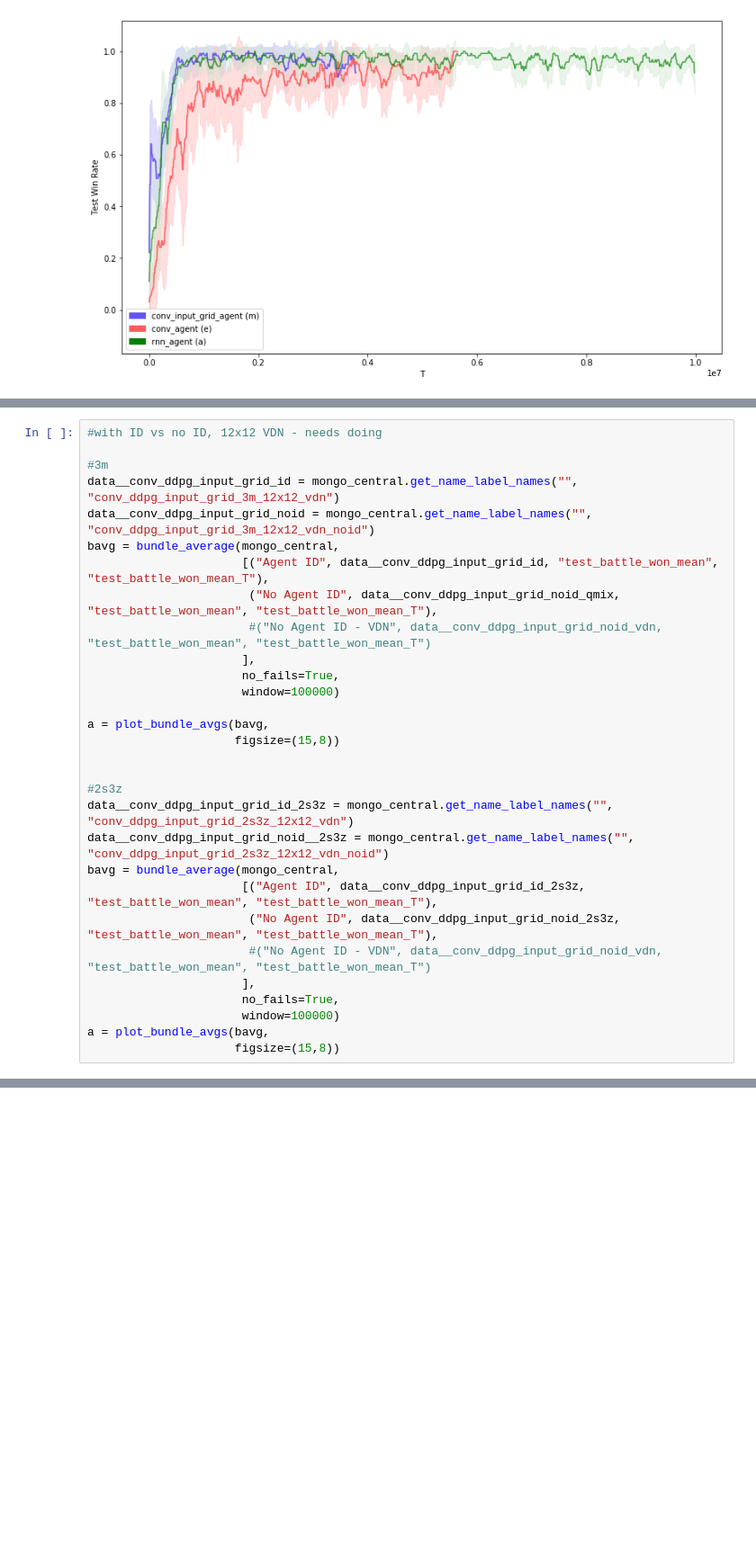
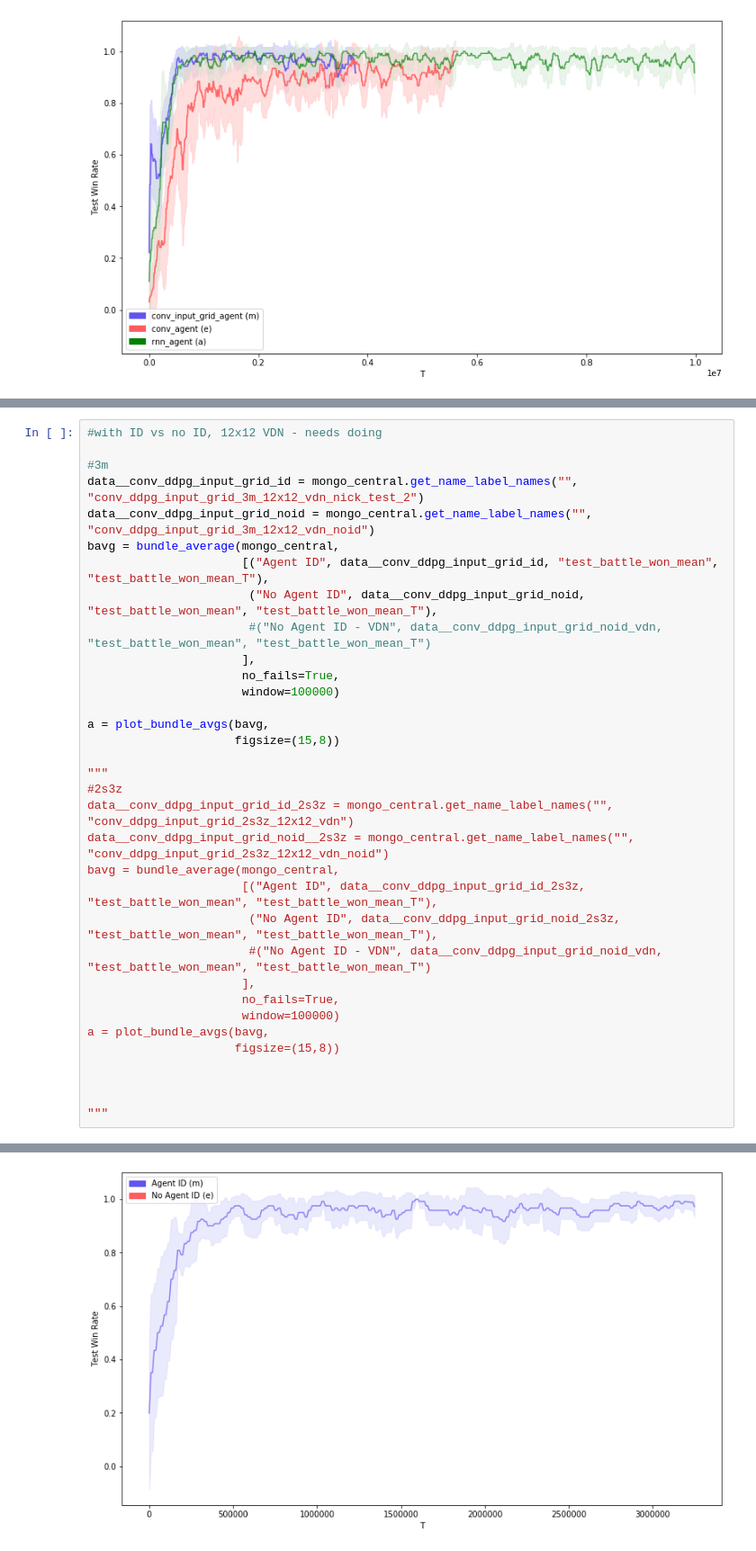
Before and after one commit to nicholasburden/pymarl, a Jupyter notebook: analysis/analysis2.ipynb, the cells around one changed output, grey strips where cells are left out. Shown at 90% size. Drawn from its saved outputs; the diff is of its cells as text; blank space fills up the shorter version.

```diff
--- a/analysis/analysis2.ipynb
+++ b/analysis/analysis2.ipynb
@@ -202,11 +202,11 @@ Property str not available: test_battle_won_mean not in results for run {'name':
 #with ID vs no ID, 12x12 VDN - needs doing
 
 #3m
-data__conv_ddpg_input_grid_id = mongo_central.get_name_label_names("", "conv_ddpg_input_grid_3m_12x12_vdn")
+data__conv_ddpg_input_grid_id = mongo_central.get_name_label_names("", "conv_ddpg_input_grid_3m_12x12_vdn_nick_test_2")
 data__conv_ddpg_input_grid_noid = mongo_central.get_name_label_names("", "conv_ddpg_input_grid_3m_12x12_vdn_noid")
 bavg = bundle_average(mongo_central,
                       [("Agent ID", data__conv_ddpg_input_grid_id, "test_battle_won_mean", "test_battle_won_mean_T"),
-                       ("No Agent ID", data__conv_ddpg_input_grid_noid_qmix, "test_battle_won_mean", "test_battle_won_mean_T"),
+                       ("No Agent ID", data__conv_ddpg_input_grid_noid, "test_battle_won_mean", "test_battle_won_mean_T"),
                        #("No Agent ID - VDN", data__conv_ddpg_input_grid_noid_vdn, "test_battle_won_mean", "test_battle_won_mean_T")
                       ],
                       no_fails=True,
@@ -215,7 +215,7 @@ bavg = bundle_average(mongo_central,
 a = plot_bundle_avgs(bavg,
                      figsize=(15,8))
 
-
+"""
 #2s3z
 data__conv_ddpg_input_grid_id_2s3z = mongo_central.get_name_label_names("", "conv_ddpg_input_grid_2s3z_12x12_vdn")
 data__conv_ddpg_input_grid_noid__2s3z = mongo_central.get_name_label_names("", "conv_ddpg_input_grid_2s3z_12x12_vdn_noid")
@@ -228,3 +228,8 @@ bavg = bundle_average(mongo_central,
                       window=100000)
 a = plot_bundle_avgs(bavg,
                      figsize=(15,8))
+
+
+
+"""
+# %% [output]
@@ -230,0 +239 @@ a = plot_bundle_avgs(bavg,
+[figure, added]
```
Also changed, not shown: parts of 3 cells of this notebook, 1 other file.
